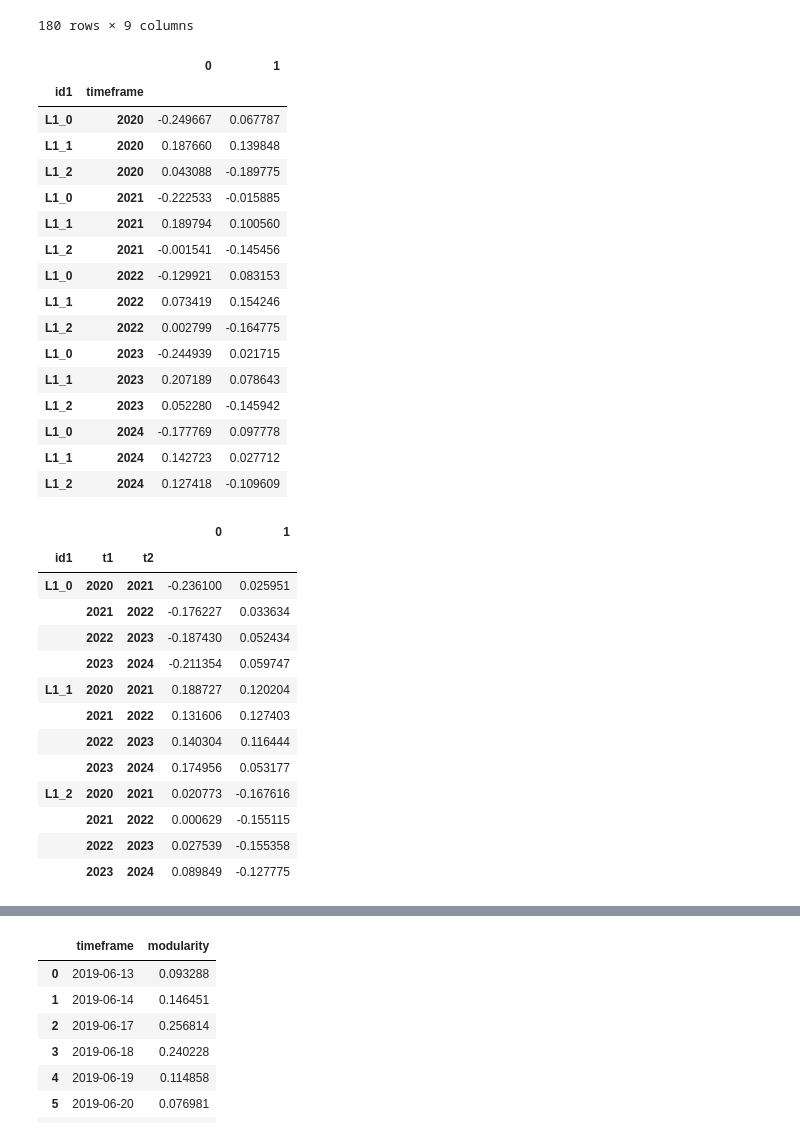
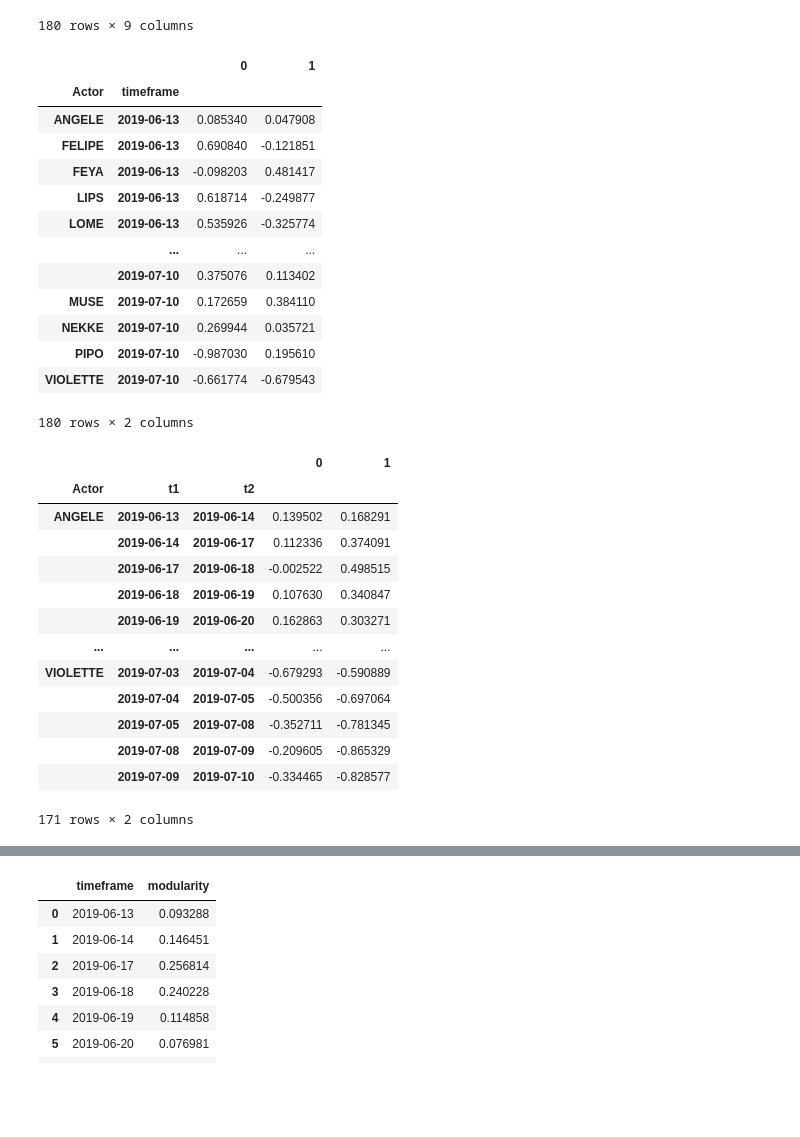
Before and after one commit to SonyCSLParis/STDL, a Jupyter notebook: example_notebook.ipynb, the cells around one changed output, grey strips where cells are left out. Drawn from its saved outputs; the diff is of its cells as text; code cells hidden in the pictures; blank space fills up the shorter version.

```diff
--- a/example_notebook.ipynb
+++ b/example_notebook.ipynb
@@ -95,46 +95,43 @@ stdc.calculate_positions()
 180 rows × 9 columns
 # %%
 # initliaze STDC and specify dimensionality of positions
-stdc_r = STDC(dimensions=2)
+stdc_r = STDC(raw_data=data, field_names=['Actor', 'Recipient', 'DateTime'], timeframe='%Y-%m-%d', dimensions=2)
 
 # calculate dimensionality reduced positions
 stdc_r.calculate_reduced_positions()
 # %% [output]
 |  |  | 0 | 1 |
-| id1 | timeframe |  |  |
-| L1_0 | 2020 | -0.249667 | 0.067787 |
-| L1_1 | 2020 | 0.187660 | 0.139848 |
-| L1_2 | 2020 | 0.043088 | -0.189775 |
-| L1_0 | 2021 | -0.222533 | -0.015885 |
-| L1_1 | 2021 | 0.189794 | 0.100560 |
-| L1_2 | 2021 | -0.001541 | -0.145456 |
-| L1_0 | 2022 | -0.129921 | 0.083153 |
-| L1_1 | 2022 | 0.073419 | 0.154246 |
-| L1_2 | 2022 | 0.002799 | -0.164775 |
-| L1_0 | 2023 | -0.244939 | 0.021715 |
-| L1_1 | 2023 | 0.207189 | 0.078643 |
-| L1_2 | 2023 | 0.052280 | -0.145942 |
-| L1_0 | 2024 | -0.177769 | 0.097778 |
-| L1_1 | 2024 | 0.142723 | 0.027712 |
-| L1_2 | 2024 | 0.127418 | -0.109609 |
+| Actor | timeframe |  |  |
+| ANGELE | 2019-06-13 | 0.085340 | 0.047908 |
+| FELIPE | 2019-06-13 | 0.690840 | -0.121851 |
+| FEYA | 2019-06-13 | -0.098203 | 0.481417 |
+| LIPS | 2019-06-13 | 0.618714 | -0.249877 |
+| LOME | 2019-06-13 | 0.535926 | -0.325774 |
+|  | ... | ... | ... |
+|  | 2019-07-10 | 0.375076 | 0.113402 |
+| MUSE | 2019-07-10 | 0.172659 | 0.384110 |
+| NEKKE | 2019-07-10 | 0.269944 | 0.035721 |
+| PIPO | 2019-07-10 | -0.987030 | 0.195610 |
+| VIOLETTE | 2019-07-10 | -0.661774 | -0.679543 |
+180 rows × 2 columns
 # %%
 # calculate average reduced dimensionality positions between consecutive timeframes
 stdc_r.calculate_aligned_reduced_positions()
 # %% [output]
 |  |  |  | 0 | 1 |
-| id1 | t1 | t2 |  |  |
-| L1_0 | 2020 | 2021 | -0.236100 | 0.025951 |
-|  | 2021 | 2022 | -0.176227 | 0.033634 |
-|  | 2022 | 2023 | -0.187430 | 0.052434 |
-|  | 2023 | 2024 | -0.211354 | 0.059747 |
-| L1_1 | 2020 | 2021 | 0.188727 | 0.120204 |
-|  | 2021 | 2022 | 0.131606 | 0.127403 |
-|  | 2022 | 2023 | 0.140304 | 0.116444 |
-|  | 2023 | 2024 | 0.174956 | 0.053177 |
-| L1_2 | 2020 | 2021 | 0.020773 | -0.167616 |
-|  | 2021 | 2022 | 0.000629 | -0.155115 |
-|  | 2022 | 2023 | 0.027539 | -0.155358 |
-|  | 2023 | 2024 | 0.089849 | -0.127775 |
+| Actor | t1 | t2 |  |  |
+| ANGELE | 2019-06-13 | 2019-06-14 | 0.139502 | 0.168291 |
+|  | 2019-06-14 | 2019-06-17 | 0.112336 | 0.374091 |
+|  | 2019-06-17 | 2019-06-18 | -0.002522 | 0.498515 |
+|  | 2019-06-18 | 2019-06-19 | 0.107630 | 0.340847 |
+|  | 2019-06-19 | 2019-06-20 | 0.162863 | 0.303271 |
+| ... | ... | ... | ... | ... |
+| VIOLETTE | 2019-07-03 | 2019-07-04 | -0.679293 | -0.590889 |
+|  | 2019-07-04 | 2019-07-05 | -0.500356 | -0.697064 |
+|  | 2019-07-05 | 2019-07-08 | -0.352711 | -0.781345 |
+|  | 2019-07-08 | 2019-07-09 | -0.209605 | -0.865329 |
+|  | 2019-07-09 | 2019-07-10 | -0.334465 | -0.828577 |
+171 rows × 2 columns
 # %%
 # calculate graph based on similarities
 stdc.calculate_graphs()
```
Also changed, not shown: parts of 2 cells of this notebook, 1 other file.
